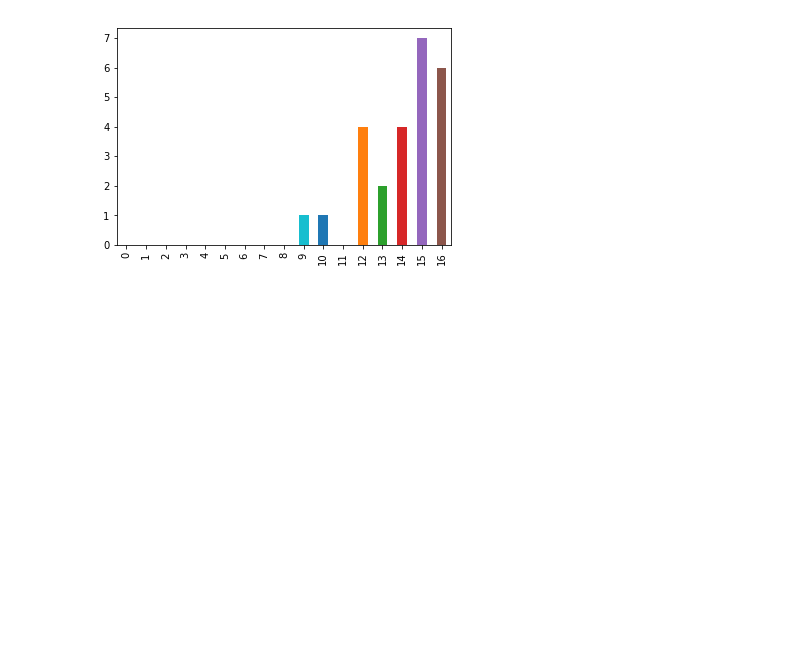
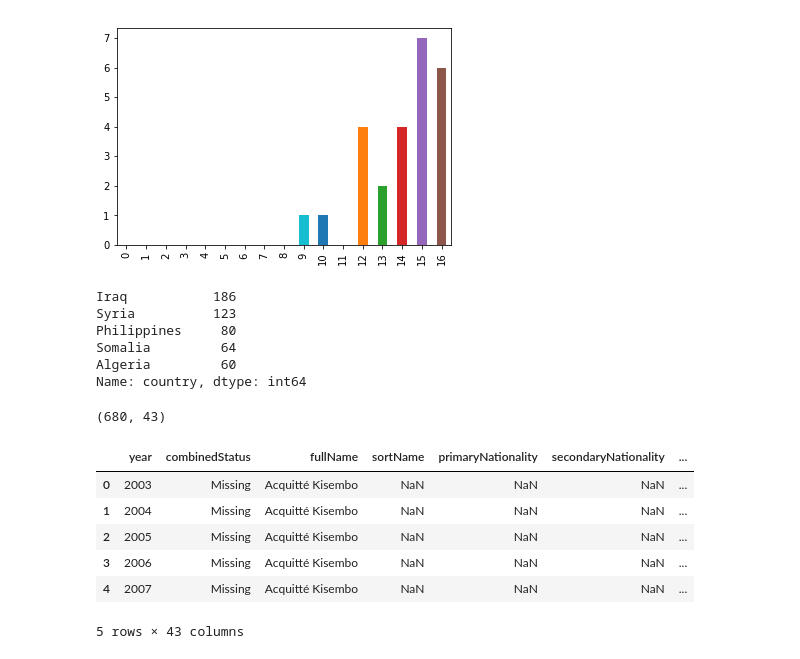
Before and after one commit to Priskawa/GITHUB_ME, a Jupyter notebook: Projekt2_Journalisten/Journalisten.ipynb, the cells around one changed output. Cells and saved outputs as stored; diff of their text form; code cells hidden in the pictures; blank space fills up the shorter version.

```diff
--- a/Projekt2_Journalisten/Journalisten.ipynb
+++ b/Projekt2_Journalisten/Journalisten.ipynb
@@ -324,3 +313,12 @@ df2['saudi arabien'].head(17).plot(kind='bar')
 # %% [output]
 <matplotlib.axes._subplots.AxesSubplot at 0x...>
 [figure]
+# %%
+df["country"].value_counts().sort_values(ascending=False).head(5)
+# %% [output]
+Iraq           186
+Syria          123
+Philippines     80
+Somalia         64
+Algeria         60
+Name: country, dtype: int64
@@ -326,0 +331,16 @@ df2['saudi arabien'].head(17).plot(kind='bar')
+# %%
+df3 = pd.read_csv('Journalists Missing between 1992 and 2018.csv')
+# %%
+df3.shape
+# %% [output]
+(680, 43)
+# %%
+df3.head()
+# %% [output]
+|  | year | combinedStatus | fullName | sortName | primaryNationality | secondaryNationality | ... |
+| 0 | 2003 | Missing | Acquitté Kisembo | NaN | NaN | NaN | ... |
+| 1 | 2004 | Missing | Acquitté Kisembo | NaN | NaN | NaN | ... |
+| 2 | 2005 | Missing | Acquitté Kisembo | NaN | NaN | NaN | ... |
+| 3 | 2006 | Missing | Acquitté Kisembo | NaN | NaN | NaN | ... |
+| 4 | 2007 | Missing | Acquitté Kisembo | NaN | NaN | NaN | ... |
+5 rows × 43 columns
```
Also changed, not shown: parts of 6 cells of this notebook, 2 other files.
